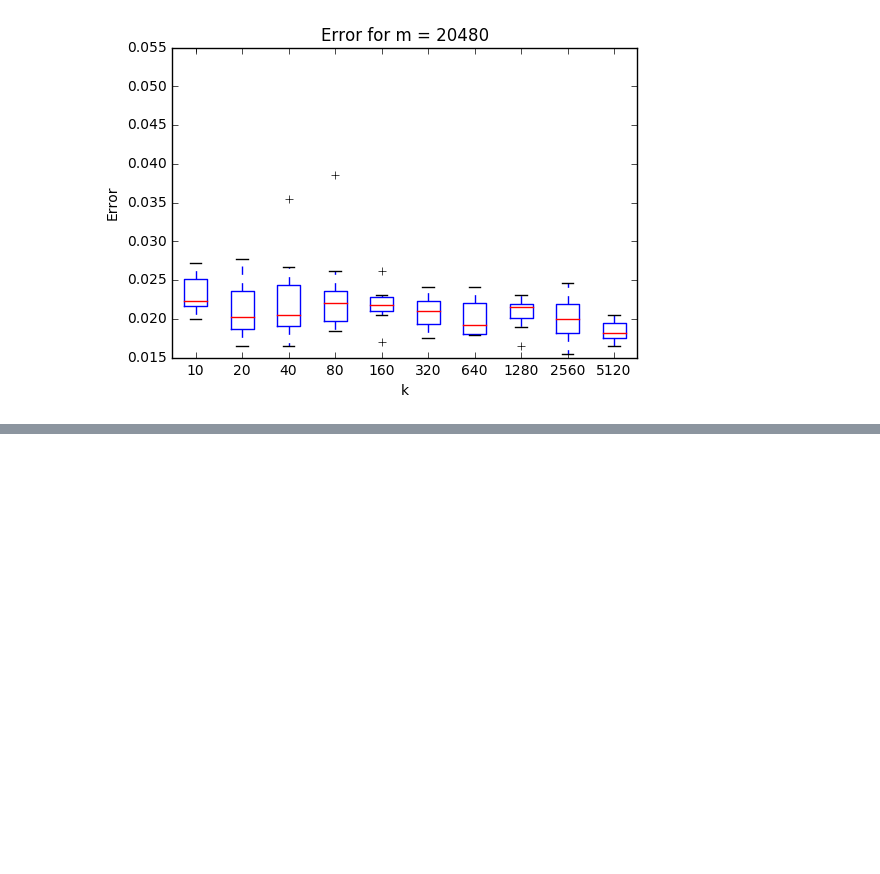
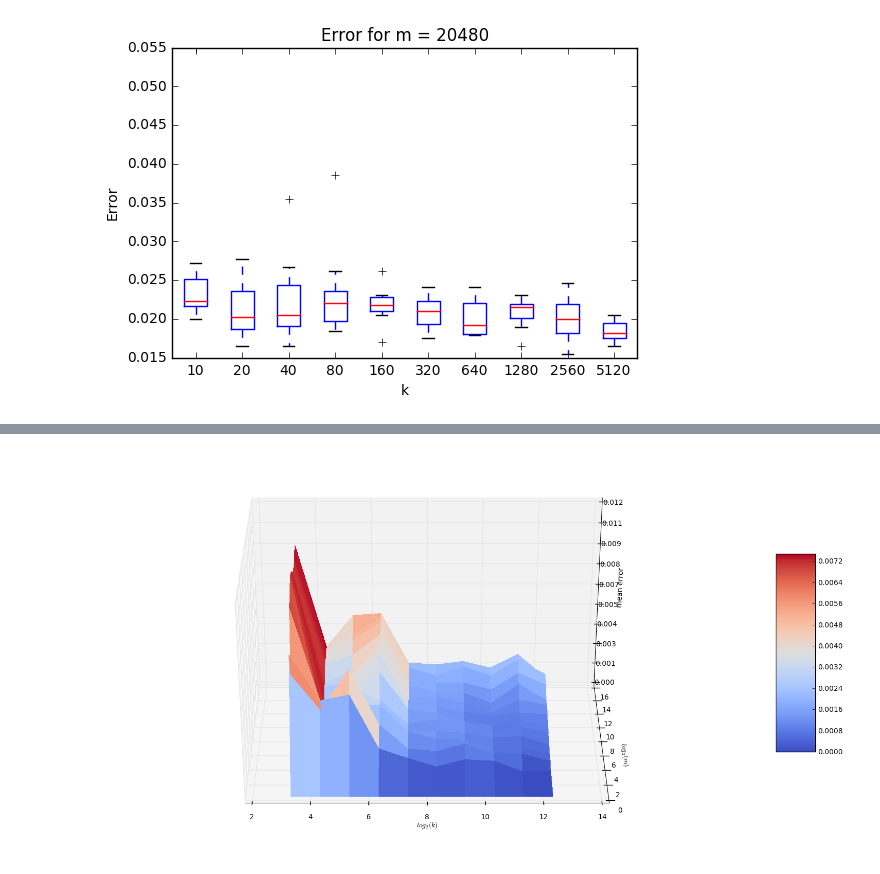
Before and after one commit to JohannesHeidecke/UPC-MAI-CI, a Jupyter notebook: Code/Results.ipynb, the cells around one changed output, grey strips where cells are left out. Drawn from its saved outputs; the diff is of its cells as text; code cells hidden in the pictures; blank space fills up the shorter version.

```diff
--- a/Code/Results.ipynb
+++ b/Code/Results.ipynb
@@ -185,0 +186,42 @@ plt.show()
+# %%
+kmMatrix = []
+for k in results['ks']:
+    data = []
+    for i in range(1,results['iterations']+1):
+        iterationRes = []
+        for m in results['ms']:
+            [accuracy, error] = cmToMeasures(i, k, m)
+            iterationRes.append(error)
+        data.append(iterationRes)
+    kMeans = np.std(data, axis=0)
+    kmMatrix.append(kMeans)
+data = np.array(kmMatrix)
+ks = []
+ms = []
+for k in results['ks']:
+    for m in results['ms']:
+        ks.append(np.log(k) / np.log(2))
+        if m == 0:
+            ms.append(0)
+        else:
+            ms.append(np.log(m) / np.log(2))
+ks = np.array(ks).reshape(data.shape)
+ms = np.array(ms).reshape(data.shape)
+
+from mpl_toolkits.mplot3d import Axes3D
+from matplotlib import cm
+from matplotlib.ticker import LinearLocator, FormatStrFormatter
+fig = plt.figure(figsize=(20,10))
+ax = fig.gca(projection='3d')
+surf = ax.plot_surface(ks, ms, data, rstride=1, cstride=1, cmap=cm.coolwarm,
+                       linewidth=0, antialiased=False)
+ax.view_init(30, 315)
+ax.set_xlabel('$log_2(k)$')
+ax.set_ylabel('$log_2(m)$')
+ax.set_zlabel('mean error')
+ax.zaxis.set_major_locator(LinearLocator(10))
+ax.zaxis.set_major_formatter(FormatStrFormatter('%.03f'))
+fig.colorbar(surf, shrink=0.5, aspect=5)
+plt.show()
+# %% [output]
+[figure, added]
```
Also changed, not shown: parts of 1 cell of this notebook.
